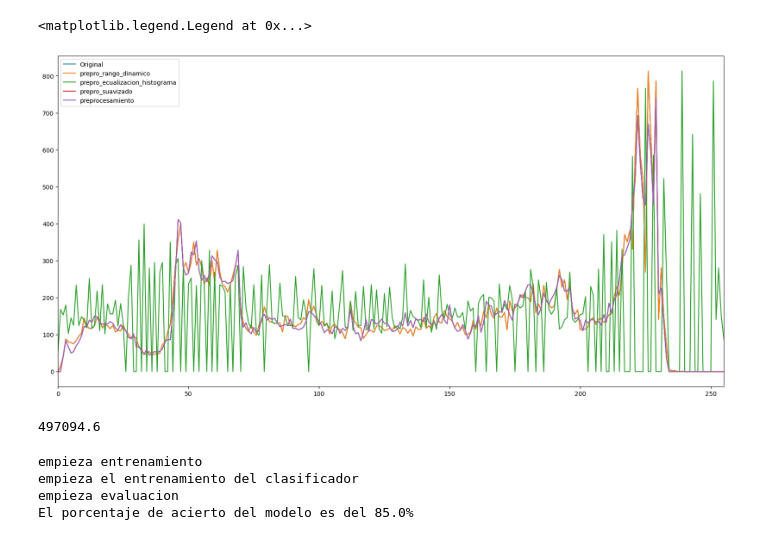
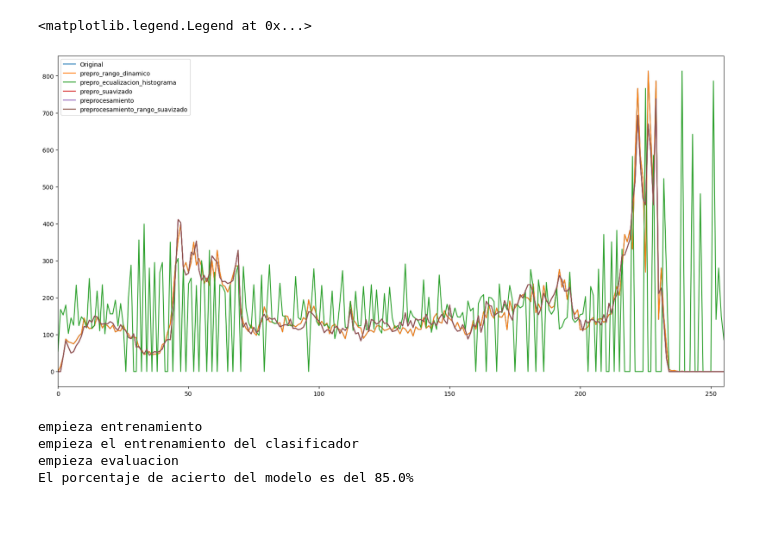
Before and after one commit to tecoloniso/trabajo_vision, a Jupyter notebook: trabajo.ipynb, the cells around one changed output. Cells and saved outputs as stored; diff of their text form; code cells hidden in the pictures.

```diff
--- a/trabajo.ipynb
+++ b/trabajo.ipynb
@@ -130,7 +130,14 @@ def prepro_gamma(imagen, gamma):
 
     return cv2.LUT(imagen, tabla)
 
-def preprocesamiento(imagen): # todo junto
+def preprocesamiento_rango_suavizado(imagen):
+    imagen2 = modificarImagen(imagen,resolucion)
+    imagen2 = prepro_rango_dinamico(imagen2)
+    #imagen2 = prepro_ecualizacion_histograma(imagen2)
+    imagen2 = prepro_suavizado(imagen2)
+    return imagen2
+
+def preprocesamiento(imagen): # seleccion automatica
 
     analisis = analisisImagen(imagen)
     if analisis['std'] > 50:
@@ -155,29 +162,29 @@ def preprocesamiento(imagen): # todo junto
 # %%
 # Cargar la imagen
 imagen = cv2.imread('dataset/cat_dog_100/train/cat/cat.0.jpg',0)
 
 # Listado de técnicas de preprocesamiento
-tecnicas_pre = [prepro_rango_dinamico,prepro_ecualizacion_histograma,prepro_suavizado,preprocesamiento] #,prepro_super_pixeles,prepro_ecualizacion_histograma,prepro_eliminar_fondo
+tecnicas_pre = [prepro_rango_dinamico,prepro_ecualizacion_histograma,prepro_suavizado,preprocesamiento,preprocesamiento_rango_suavizado]
 
 # Crear la figura para los histogramas
 fig, ax = plt.subplots(figsize=(20, 10))
 
 # Mostrar histograma de la imagen original
 mostrarHistograma(modificarImagen(imagen, resolucion), ax=ax, etiqueta="Original")
 #cv2.imshow('Original', modificarImagen(imagen, resolucion))
 
 # Aplicar las técnicas de preprocesamiento y mostrar los resultados
 for i,tecnica in enumerate(tecnicas_pre):
     imagen2 = tecnica(modificarImagen(imagen,resolucion))
     mostrarHistograma(imagen2, ax=ax, etiqueta=tecnica.__name__)
     #cv2.imshow(tecnica.__name__, imagen2)
 
 ax.legend()
 #cv2.waitKey(0)
 #cv2.destroyAllWindows()
 # %% [output]
 <matplotlib.legend.Legend at 0x...>
-[figure, old version]
+[figure, new version]
 # %%
 muestra(preprocesamiento(imagen))
 # %%
@@ -252,12 +259,10 @@ def puntosSingulares(imagen):
 # %%
 imagen = cv2.imread('dataset/cat_dog_100/train/cat/cat.0.jpg',0)
 
-img = puntosSingulares(imagen)
+img = np.uint8(puntosSingulares(imagen) * 255)
 cv2.imshow('dst',img)
 cv2.waitKey(0)
 cv2.destroyAllWindows()
-# %% [output]
-497094.6
 # %%
 def cargarImagenes(pathfile):
     X, y, imagenes = [], [], []
```
Also changed, not shown: parts of 4 cells of this notebook.
